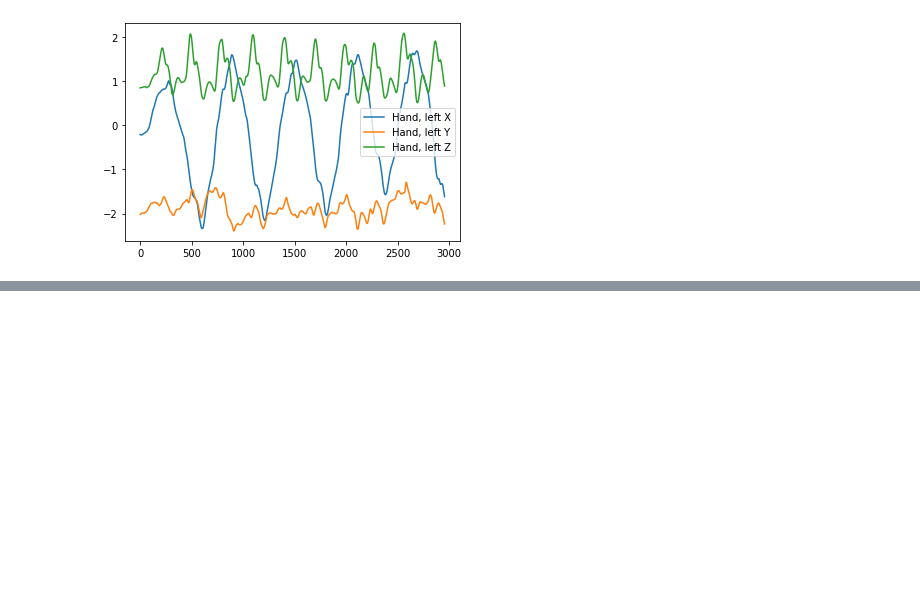
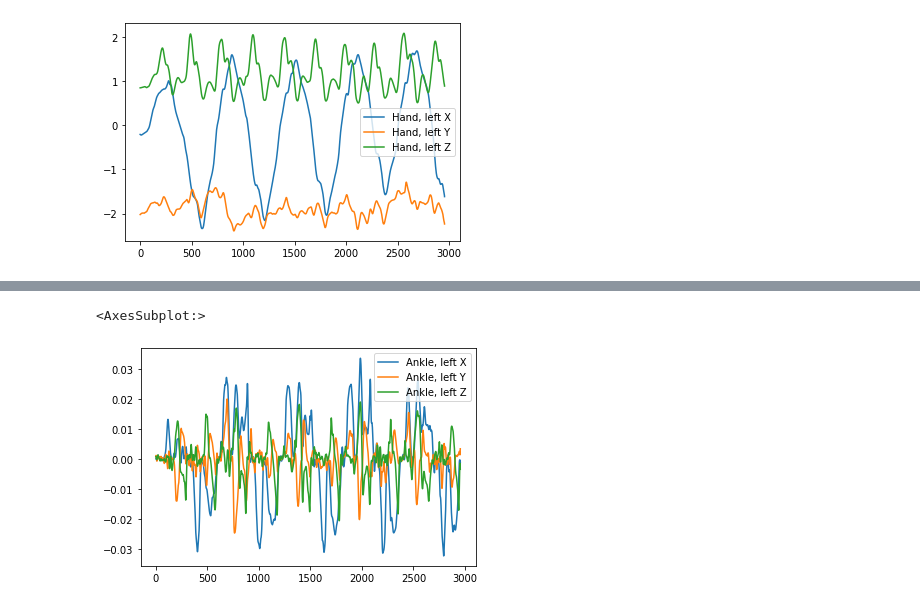
Before and after one commit to annamhuber/Sport-Data-Analytics, a Jupyter notebook: Event Detection.ipynb, the cells around one changed output, grey strips where cells are left out. Drawn from its saved outputs; the diff is of its cells as text; code cells hidden in the pictures; blank space fills up the shorter version.

```diff
--- a/Event Detection.ipynb
+++ b/Event Detection.ipynb
@@ -27,0 +52,5 @@ df_badminton[["Hand, left X","Hand, left Y","Hand, left Z"]].plot()
+# %%
+df_badminton_diff[["Ankle, left X","Ankle, left Y","Ankle, left Z"]].plot()
+# %% [output]
+<AxesSubplot:>
+[figure, added]
```
Also changed, not shown: parts of 12 cells of this notebook.
